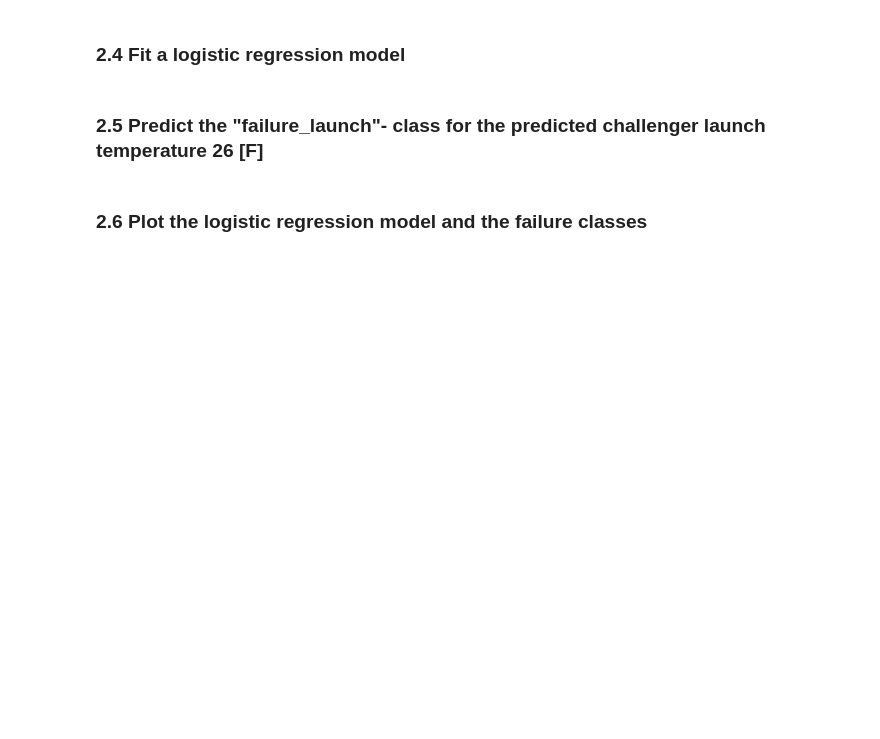
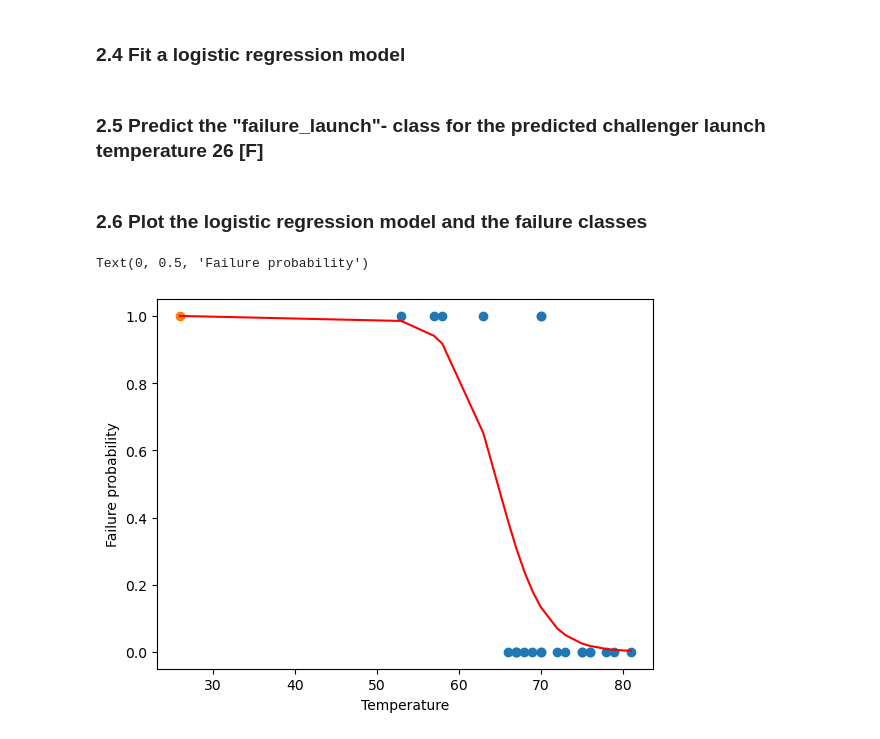
Before and after one commit to Oscilous/SDU-IML, a Jupyter notebook: 5. Gradient Descent and Logistic Regression/Exercise_5.ipynb, the cells around one changed output. Drawn from its saved outputs; the diff is of its cells as text; code cells hidden in the pictures; blank space fills up the shorter version.

```diff
--- a/5. Gradient Descent and Logistic Regression/Exercise_5.ipynb
+++ b/5. Gradient Descent and Logistic Regression/Exercise_5.ipynb
@@ -95,5 +96,11 @@ else:
 # %%
 X_new=np.concatenate((X_test,X))
 loss=expit(X_new*clf.coef_+clf.intercept_).ravel()
 plt.plot(X_new,loss,label="Logistic Regression Model",color="red")
 plt.scatter(X,df['failure_launch'].values)
+plt.scatter(X_test,1)
+plt.xlabel('Temperature')
+plt.ylabel('Failure probability')
+# %% [output]
+Text(0, 0.5, 'Failure probability')
+[figure, added]
```
Also changed, not shown: parts of 1 cell of this notebook, 2 other files.
